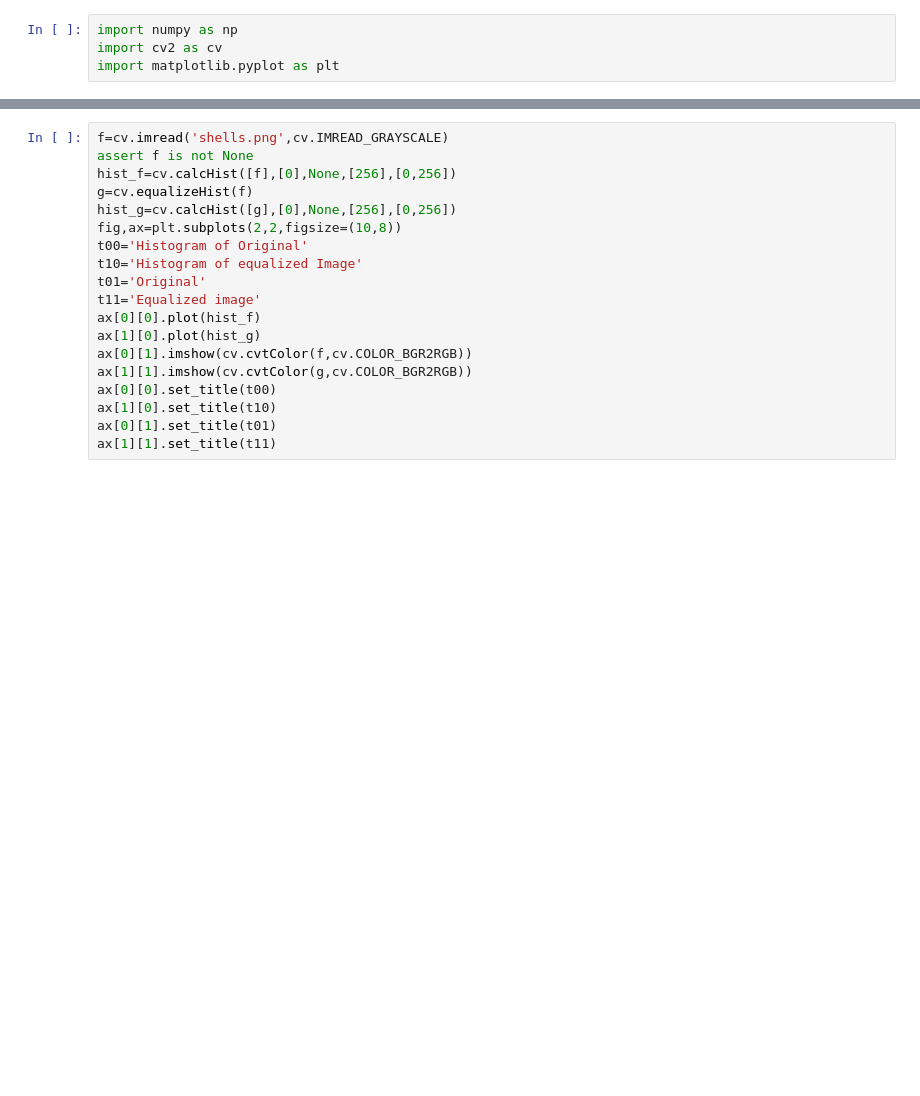
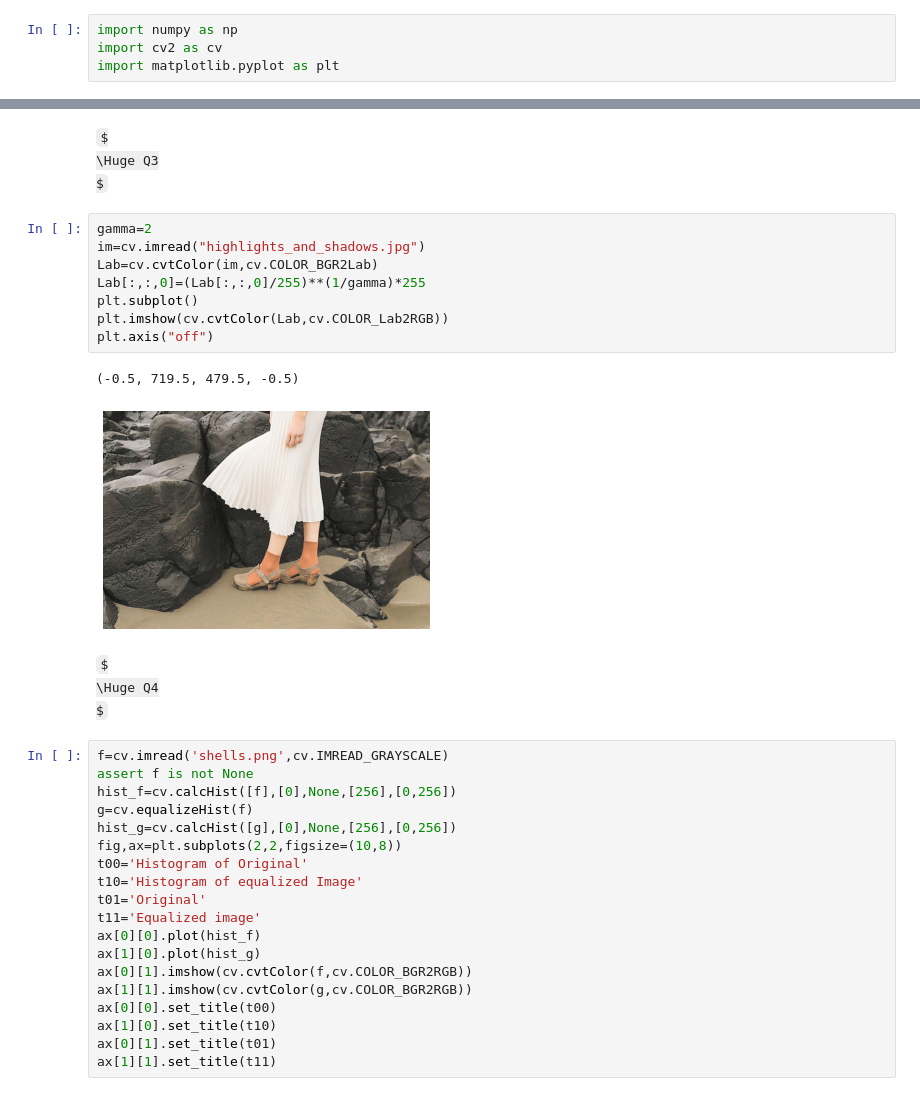
Before and after one commit to PrathapasingheSP99/Image-Processing, a Jupyter notebook: Assignment 1/Untitled.ipynb, the cells around one changed output, grey strips where cells are left out. Saved outputs shown, nothing was run; the diff lists cells and outputs as text; some formulas as TeX source; blank space fills up the shorter version.

```diff
--- a/Assignment 1/Untitled.ipynb
+++ b/Assignment 1/Untitled.ipynb
@@ -67,3 +82,22 @@ for i in range(2):
+# %% [markdown]
+$
+\Huge Q3
+$
+# %%
+gamma=2
+im=cv.imread("highlights_and_shadows.jpg")
+Lab=cv.cvtColor(im,cv.COLOR_BGR2Lab)
+Lab[:,:,0]=(Lab[:,:,0]/255)**(1/gamma)*255
+plt.subplot()
+plt.imshow(cv.cvtColor(Lab,cv.COLOR_Lab2RGB))
+plt.axis("off")
+# %% [output]
+(-0.5, 719.5, 479.5, -0.5)
+[figure, added]
+# %% [markdown]
+$
+\Huge Q4
+$
 # %%
 f=cv.imread('shells.png',cv.IMREAD_GRAYSCALE)
 assert f is not None
```
Also changed, not shown: parts of 14 cells of this notebook, 1 other file.
